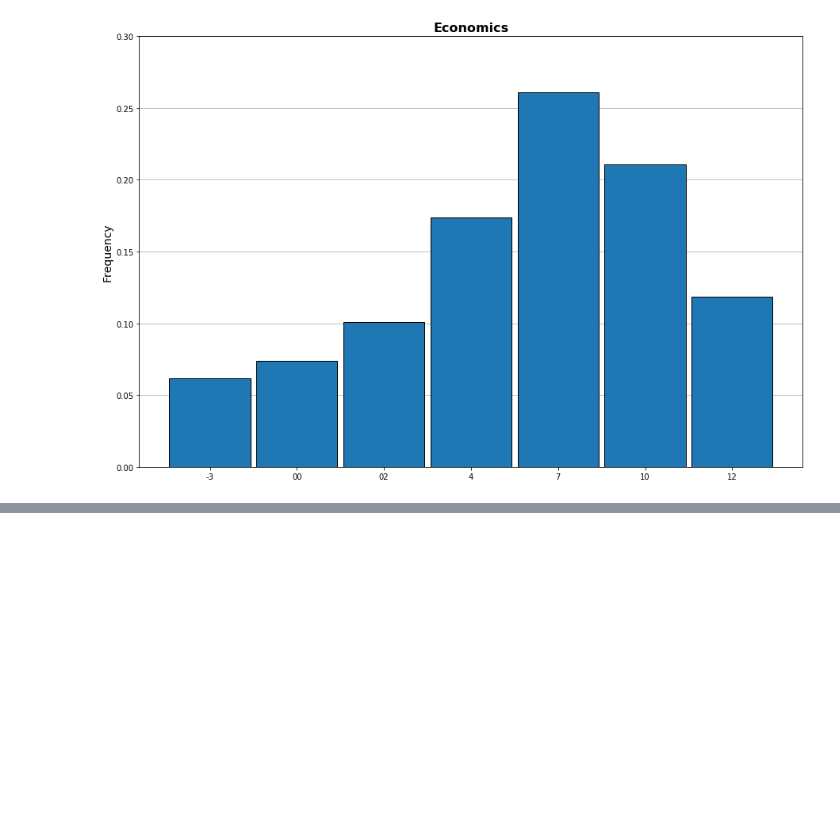
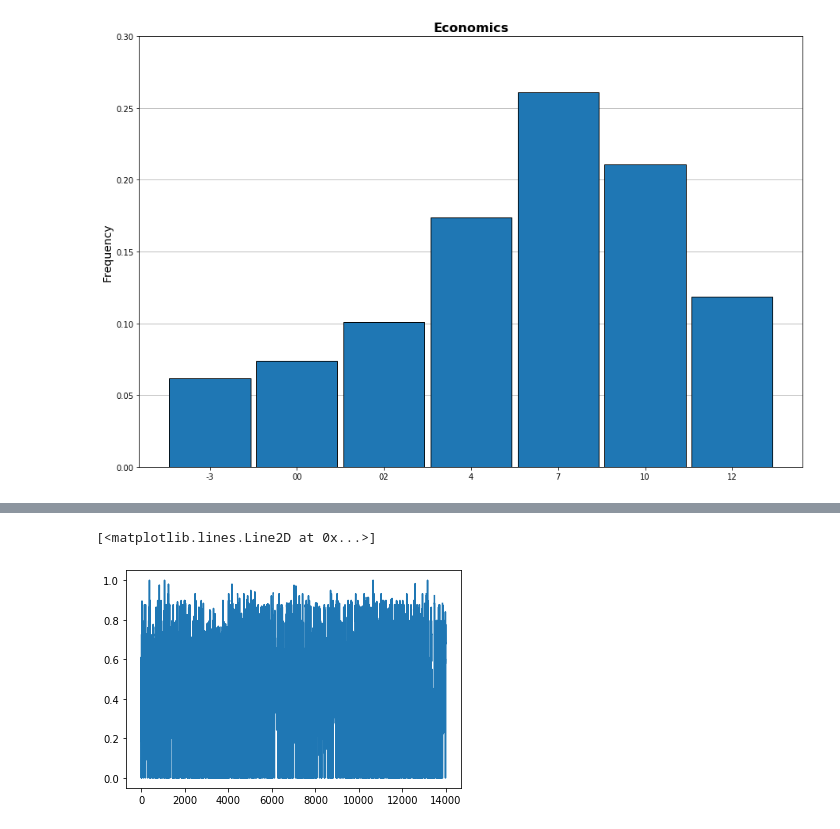
Before and after one commit to tnv875/Group18-NoTeeth, a Jupyter notebook: Exam project/Jens/Load final data set (ONLY DUPLICATE)-Copy1.ipynb, the cells around one changed output, grey strips where cells are left out. Drawn from its saved outputs; the diff is of its cells as text; code cells hidden in the pictures; blank space fills up the shorter version.

Commit message:
Arbejde med prep share - ikke det samme resulatet som forventet.

```diff
--- a/Exam project/Jens/Load final data set (ONLY DUPLICATE)-Copy1.ipynb
+++ b/Exam project/Jens/Load final data set (ONLY DUPLICATE)-Copy1.ipynb
@@ -253,0 +278,3 @@ f.savefig('histogram_gades_economics.png')
+# %%
+df['Share Preparation'] = (df['Preparation_edit']+df['Course Preparation_edit'])/ df['Total_edit']
+df[['Preparation_edit','Total_edit','Share Preparation']].head()
@@ -253,0 +288,5 @@ f.savefig('histogram_gades_economics.png')
+# %%
+plt.plot(df['Share Preparation'])
+# %% [output]
+[<matplotlib.lines.Line2D at 0x...>]
+[figure, added]
```
Also changed, not shown: parts of 20 cells of this notebook.
